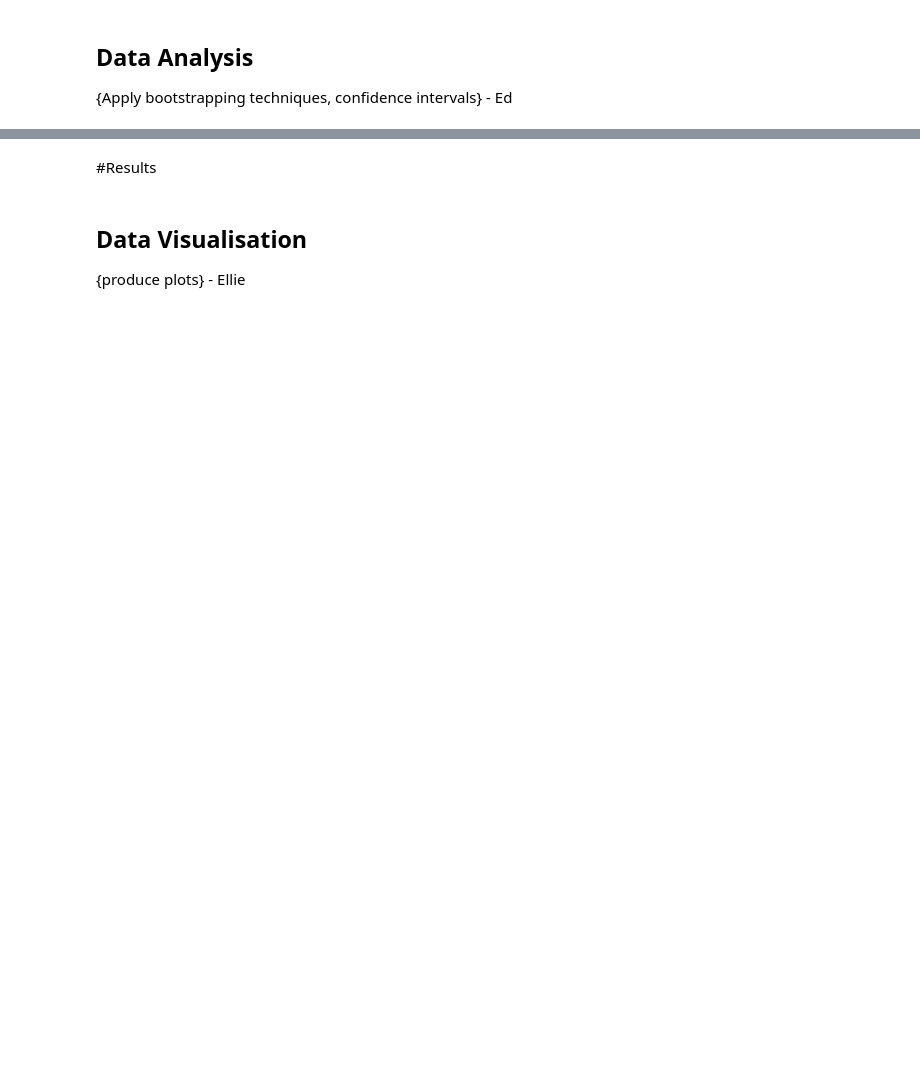
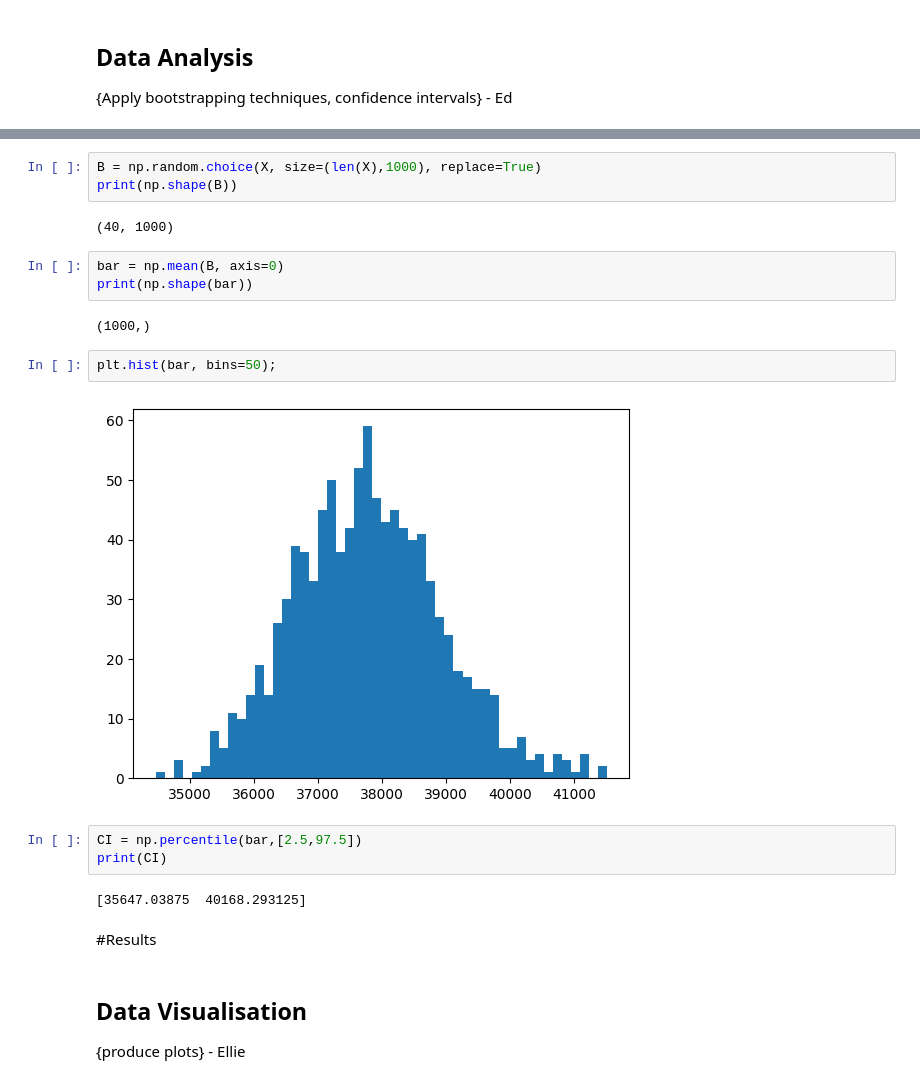
Before and after one commit to Clover130/Seismic-Babes-Group-Project-1, a Jupyter notebook: EMSC2010_Group_Project_1_Seismic_Babes.ipynb, the cells around one changed output, grey strips where cells are left out. Cells and saved outputs as stored; diff of their text form; blank space fills up the shorter version.

```diff
--- a/EMSC2010_Group_Project_1_Seismic_Babes.ipynb
+++ b/EMSC2010_Group_Project_1_Seismic_Babes.ipynb
@@ -63,3 +120,22 @@ Comparing the crustal densities of the Australian and South American continents
+# %%
+B = np.random.choice(X, size=(len(X),1000), replace=True)
+print(np.shape(B))
+# %% [output]
+(40, 1000)
+# %%
+bar = np.mean(B, axis=0)
+print(np.shape(bar))
+# %% [output]
+(1000,)
+# %%
+plt.hist(bar, bins=50);
+# %% [output]
+[figure, added]
+# %%
+CI = np.percentile(bar,[2.5,97.5])
+print(CI)
+# %% [output]
+[35647.03875  40168.293125]
 # %% [markdown]
 #Results
 # %% [markdown]
```
Also changed, not shown: parts of 15 cells of this notebook.
